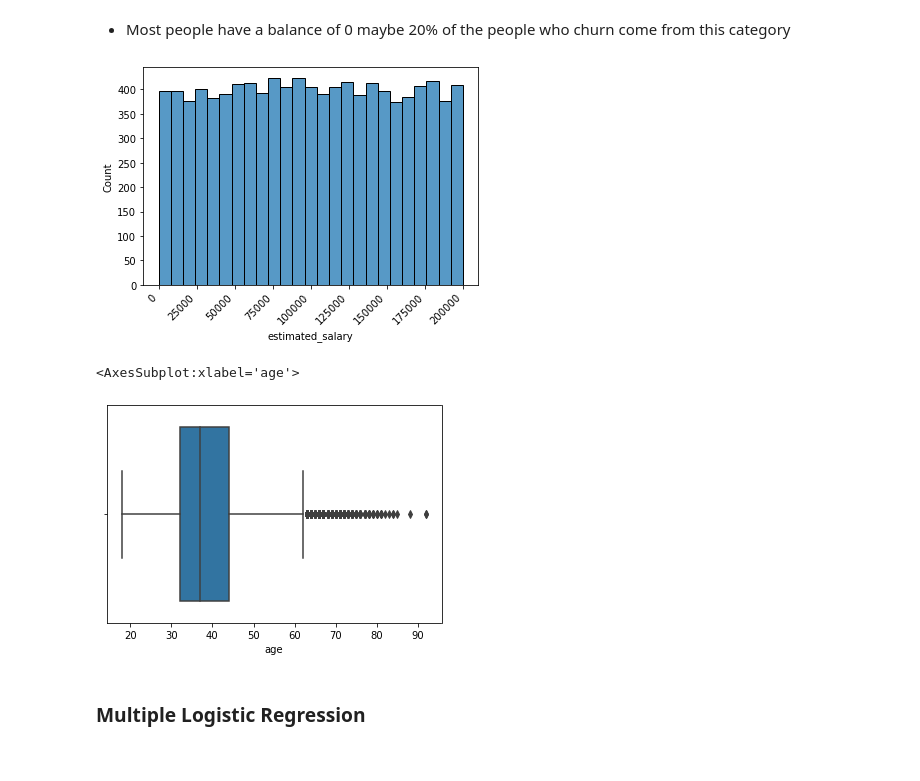
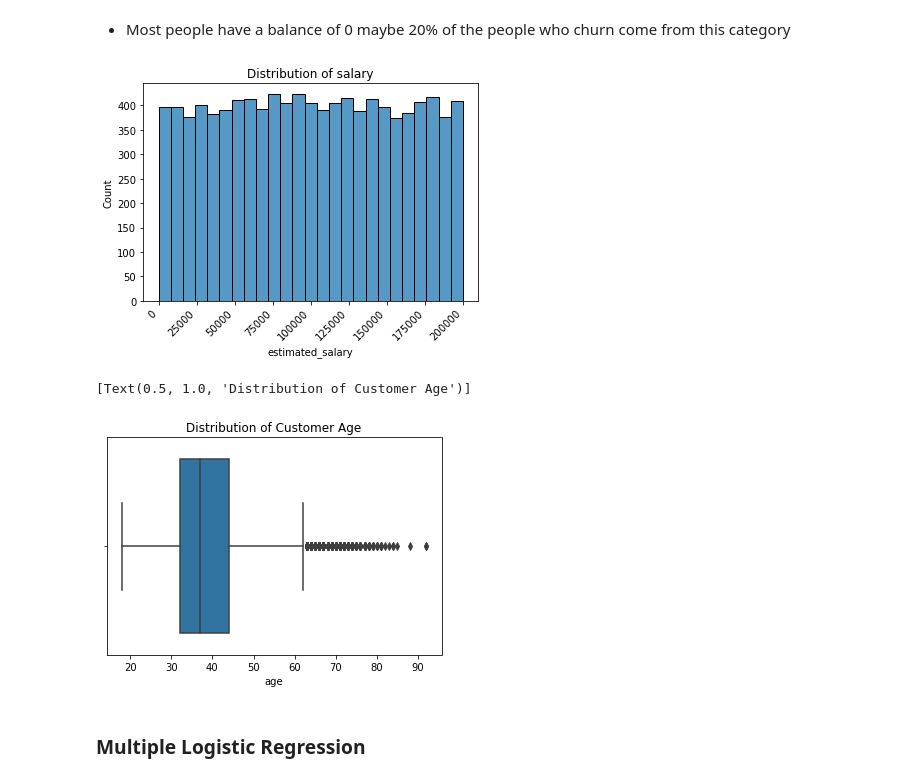
Before and after one commit to kkiepek/Predicting-Bank-Customer-Churn, a Jupyter notebook: Bank Churn EDA + Modeling.ipynb, the cells around one changed output. Drawn from its saved outputs; the diff is of its cells as text; code cells hidden in the pictures.

```diff
--- a/Bank Churn EDA + Modeling.ipynb
+++ b/Bank Churn EDA + Modeling.ipynb
@@ -143,15 +164,15 @@ sns.histplot(df['balance'])
 # %% [markdown]
 - Most people have a balance of 0 maybe 20% of the people who churn come from this category
 # %%
-sns.histplot(df['estimated_salary'], bins=25)
+sns.histplot(df['estimated_salary'], bins=25).set(title='Distribution of salary')
 plt.xticks(rotation=45, ha='right');
 # %% [output]
-[figure, old version]
+[figure, new version]
 # %%
-sns.boxplot(df['age'])
+sns.boxplot(df['age']).set(title='Distribution of Customer Age')
 # %% [output]
-<AxesSubplot:xlabel='age'>
+[Text(0.5, 1.0, 'Distribution of Customer Age')]
-[figure, old version]
+[figure, new version]
 # %% [markdown]
 ### Multiple Logistic Regression
 # %%
```
Also changed, not shown: parts of 17 cells of this notebook.
